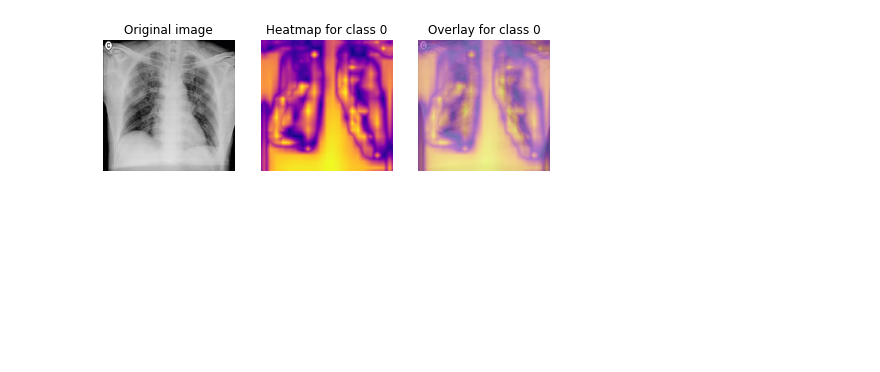
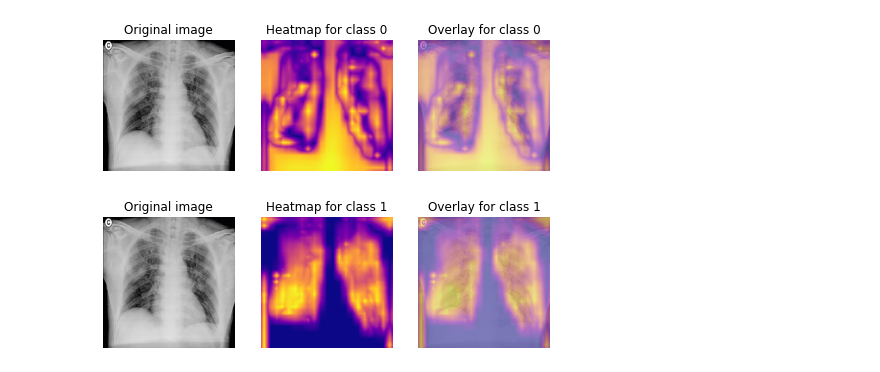
Before and after one commit to r0cketr1kky/COVID-19_X-Ray, a Jupyter notebook: ScoreCAM.ipynb, the cells around one changed output. Drawn from its saved outputs; the diff is of its cells as text; code cells hidden in the pictures; blank space fills up the shorter version.

```diff
--- a/ScoreCAM.ipynb
+++ b/ScoreCAM.ipynb
@@ -254,3 +258,7 @@ scoreCAM.prepare_cam(img)
 draw_original_and_heatmap(0)
 # %% [output]
 [figure]
+# %%
+draw_original_and_heatmap(1)
+# %% [output]
+[figure, added]
```
Also changed, not shown: parts of 1 cell of this notebook.
